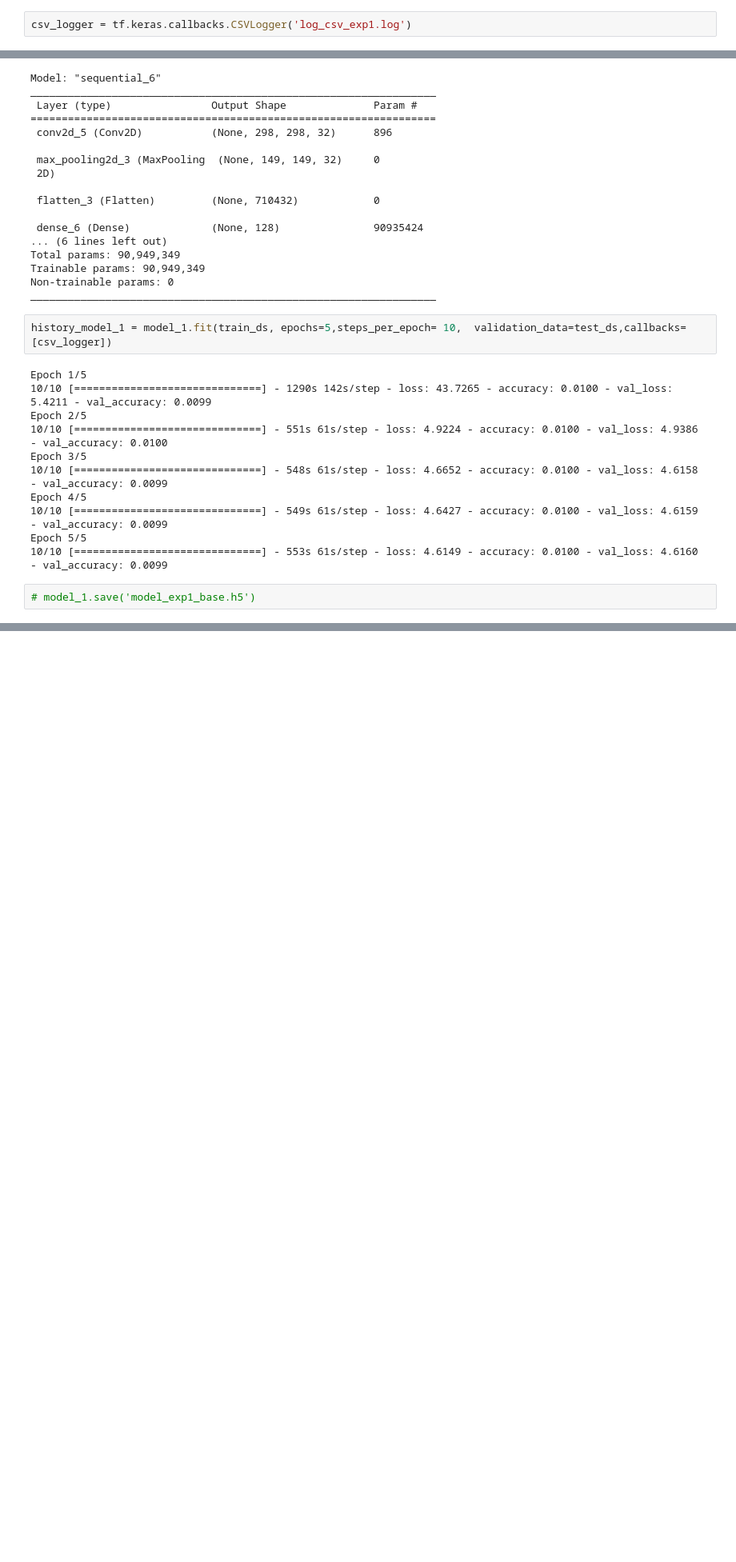
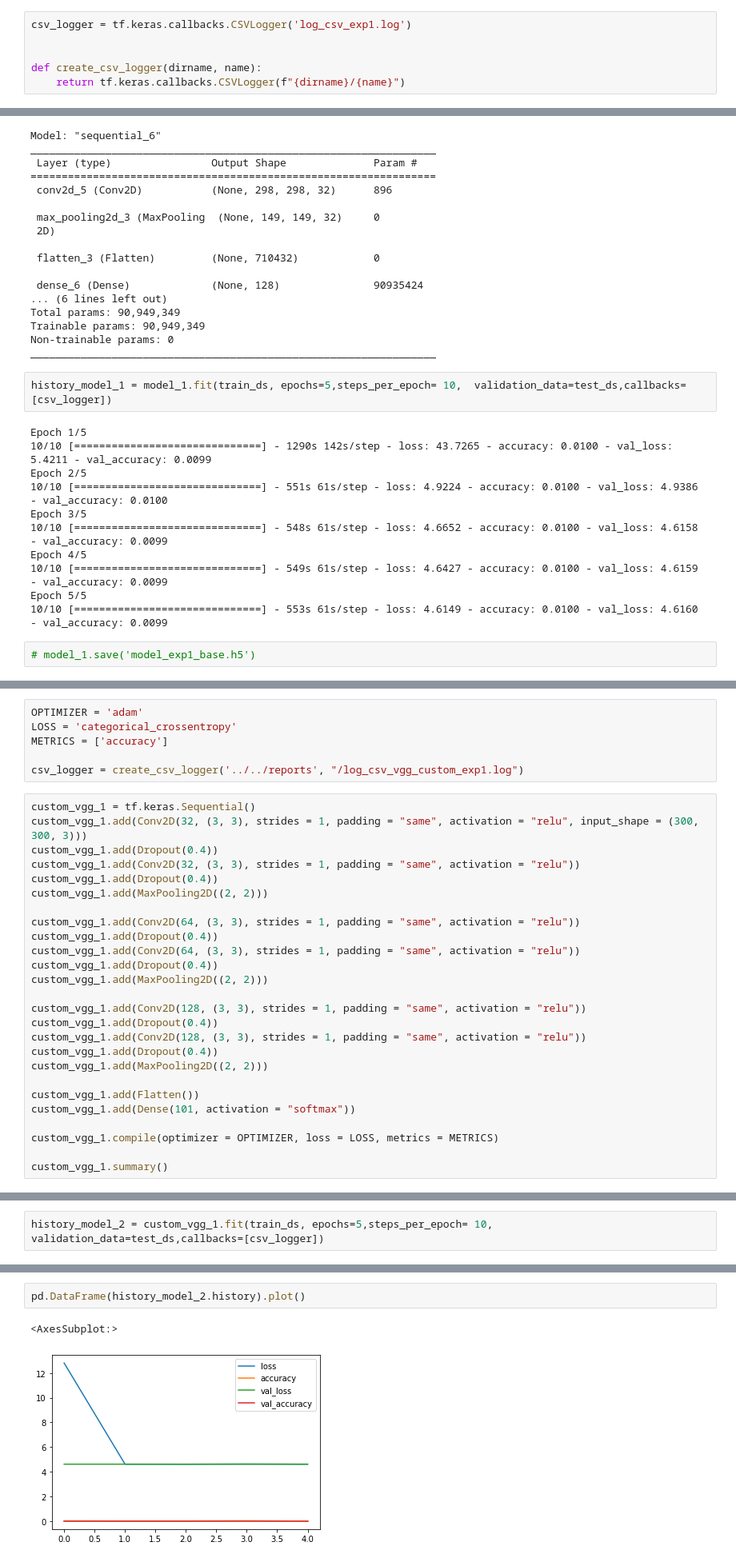
Before and after one commit to ZahrizhalAli/research-transfer-learning-food, a Jupyter notebook: src/models/make_models.ipynb, the cells around one changed output, grey strips where cells are left out. Shown: that part at 80% size. Drawn from its saved outputs; the diff is of its cells as text; blank space fills up the shorter version.

```diff
--- a/src/models/make_models.ipynb
+++ b/src/models/make_models.ipynb
@@ -62,3 +62,7 @@ Found 30300 images belonging to 101 classes.
 # Callbacks
 # %%
 csv_logger = tf.keras.callbacks.CSVLogger('log_csv_exp1.log')
+
+
+def create_csv_logger(dirname, name):
+    return tf.keras.callbacks.CSVLogger(f"{dirname}/{name}")
@@ -151,0 +164,32 @@ plot_loss(history_model_1, OUTPUT_FIGURE_DIR, 'model_exp1_base')
+# %%
+OPTIMIZER = 'adam'
+LOSS = 'categorical_crossentropy'
+METRICS = ['accuracy']
+
+csv_logger = create_csv_logger('../../reports', "/log_csv_vgg_custom_exp1.log")
+# %%
+custom_vgg_1 = tf.keras.Sequential()
+custom_vgg_1.add(Conv2D(32, (3, 3), strides = 1, padding = "same", activation = "relu", input_shape = (300, 300, 3)))
+custom_vgg_1.add(Dropout(0.4))
+custom_vgg_1.add(Conv2D(32, (3, 3), strides = 1, padding = "same", activation = "relu"))
+custom_vgg_1.add(Dropout(0.4))
+custom_vgg_1.add(MaxPooling2D((2, 2)))
+
+custom_vgg_1.add(Conv2D(64, (3, 3), strides = 1, padding = "same", activation = "relu"))
+custom_vgg_1.add(Dropout(0.4))
+custom_vgg_1.add(Conv2D(64, (3, 3), strides = 1, padding = "same", activation = "relu"))
+custom_vgg_1.add(Dropout(0.4))
+custom_vgg_1.add(MaxPooling2D((2, 2)))
+
+custom_vgg_1.add(Conv2D(128, (3, 3), strides = 1, padding = "same", activation = "relu"))
+custom_vgg_1.add(Dropout(0.4))
+custom_vgg_1.add(Conv2D(128, (3, 3), strides = 1, padding = "same", activation = "relu"))
+custom_vgg_1.add(Dropout(0.4))
+custom_vgg_1.add(MaxPooling2D((2, 2)))
+
+custom_vgg_1.add(Flatten())
+custom_vgg_1.add(Dense(101, activation = "softmax"))
+
+custom_vgg_1.compile(optimizer = OPTIMIZER, loss = LOSS, metrics = METRICS)
+
+custom_vgg_1.summary()
@@ -151,0 +214,2 @@ plot_loss(history_model_1, OUTPUT_FIGURE_DIR, 'model_exp1_base')
+# %%
+history_model_2 = custom_vgg_1.fit(train_ds, epochs=5,steps_per_epoch= 10,  validation_data=test_ds,callbacks=[csv_logger])
@@ -151,0 +227,5 @@ plot_loss(history_model_1, OUTPUT_FIGURE_DIR, 'model_exp1_base')
+# %%
+pd.DataFrame(history_model_2.history).plot()
+# %% [output]
+<AxesSubplot:>
+[figure, added]
```
Also changed, not shown: parts of 11 cells of this notebook, 5 other files.
